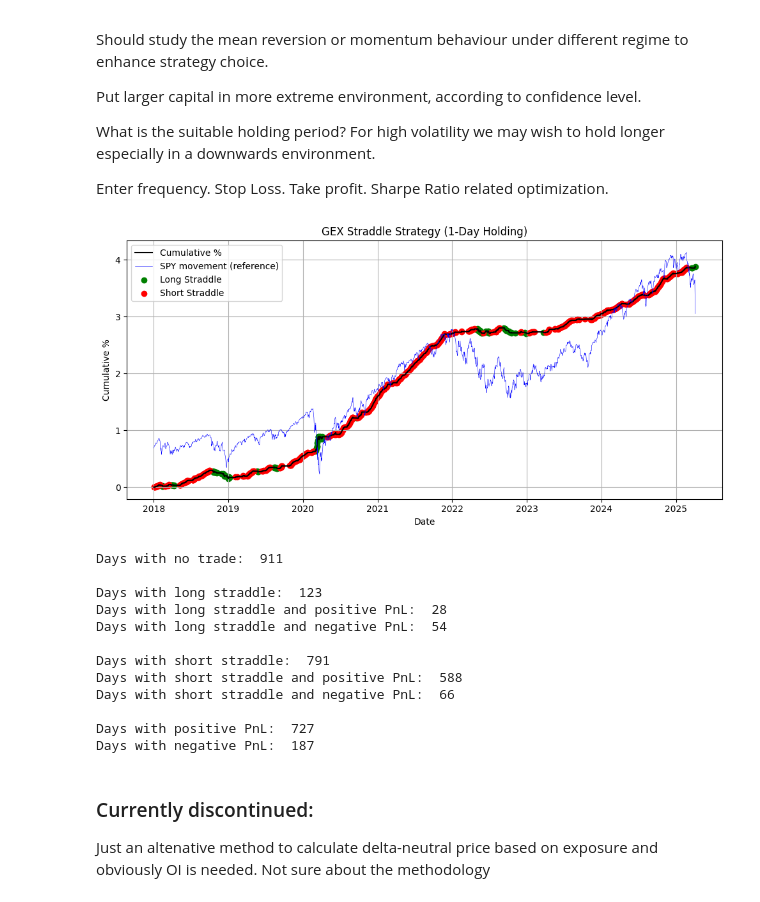
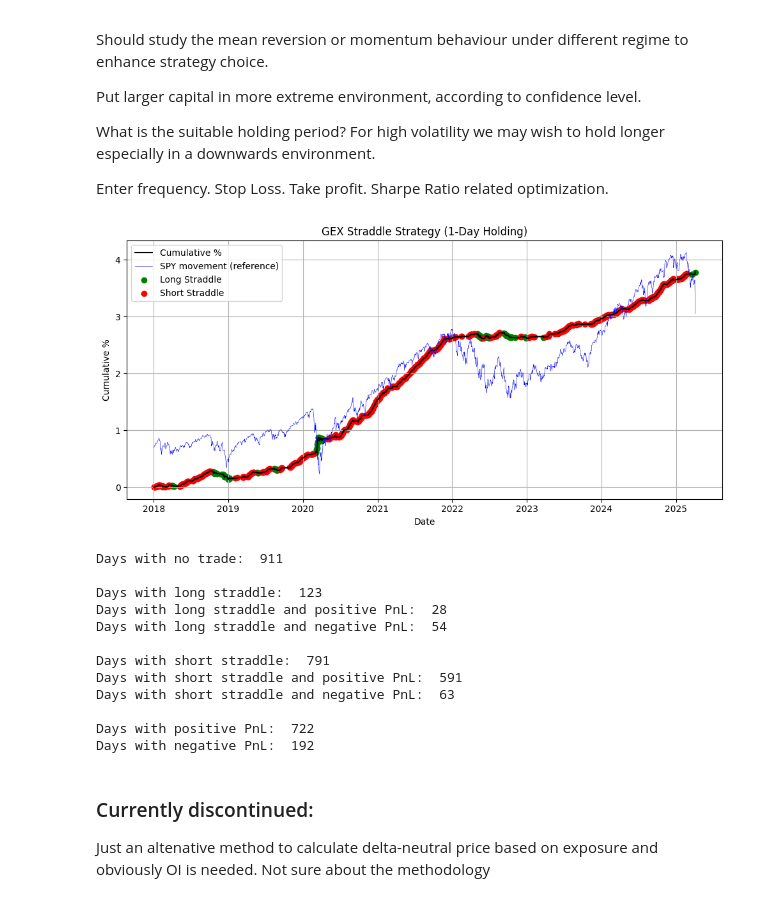
Before and after one commit to yifandill/Gamma_Exposure_Quant_Research, a Jupyter notebook: src/exploration.ipynb, the cells around one changed output. Drawn from its saved outputs; the diff is of its cells as text; code cells hidden in the pictures.

```diff
--- a/src/exploration.ipynb
+++ b/src/exploration.ipynb
@@ -363,10 +363,10 @@ df['signal'] = df.apply(generate_signal, axis=1)
 # Calculate profitability
 df['straddle_pnl'] = np.where(
     df['signal'].shift(1) == 1,
-    np.abs(df['return']) - df['IV_daily'],  # Long straddle
+    np.abs(df['return']) - df['IV_daily'].shift(1),  # Long straddle
     np.where(
         df['signal'].shift(1) == -1,
-        df['IV_daily'] - np.abs(df['return']),  # Short straddle
+        df['IV_daily'].shift(1) - np.abs(df['return']),  # Short straddle
         0
     )
 )
@@ -380,34 +380,34 @@ plt.plot(df['date'], (df['close_price']/100)-2, label='SPY movement (reference)'
 
 # Plot long straddle trades (signal = 1)
 long_days = df[df['signal'].shift(1) == 1]
 plt.scatter(long_days['date'], long_days['cumulative_percentage'], color='green', label='Long Straddle', alpha=1)
 
 # Plot short straddle trades (signal = -1)
 short_days = df[df['signal'].shift(1) == -1]
 plt.scatter(short_days['date'], short_days['cumulative_percentage'], color='red', label='Short Straddle', alpha=1)
 
 # Format the plot
 plt.title("GEX Straddle Strategy (1-Day Holding)")
 plt.xlabel("Date")
 plt.ylabel("Cumulative %")
 plt.grid(True)
 plt.legend()
 plt.tight_layout()
 plt.show()
 
 print("Days with no trade: ", (df['signal']== 0).sum(),'\n')
 print("Days with long straddle: ", (df['signal']== 1).sum())
 print("Days with long straddle and positive PnL: ", ((df['signal']== 1)&(df['straddle_pnl'] > 0)).sum())
 print("Days with long straddle and negative PnL: ", ((df['signal']== 1)&(df['straddle_pnl'] < 0)).sum(),'\n')
 
 print("Days with short straddle: ", (df['signal']== -1).sum())
 print("Days with short straddle and positive PnL: ", ((df['signal']== - 1)&(df['straddle_pnl'] > 0)).sum())
 print("Days with short straddle and negative PnL: ", ((df['signal']== - 1)&(df['straddle_pnl'] < 0)).sum(),'\n')
 
 print("Days with positive PnL: ", (df['straddle_pnl'] > 0).sum())
 print("Days with negative PnL: ", (df['straddle_pnl'] < 0).sum())
 # %% [output]
-[figure, old version]
+[figure, new version]
 Days with no trade:  911
 
 Days with long straddle:  123
@@ -415,11 +415,11 @@ Days with long straddle and positive PnL:  28
 Days with long straddle and negative PnL:  54
 
 Days with short straddle:  791
-Days with short straddle and positive PnL:  588
-Days with short straddle and negative PnL:  66
+Days with short straddle and positive PnL:  591
+Days with short straddle and negative PnL:  63
 
-Days with positive PnL:  727
-Days with negative PnL:  187
+Days with positive PnL:  722
+Days with negative PnL:  192
 # %% [markdown]
 ### Currently discontinued:
 
```
Also changed, not shown: parts of 2 cells of this notebook.
